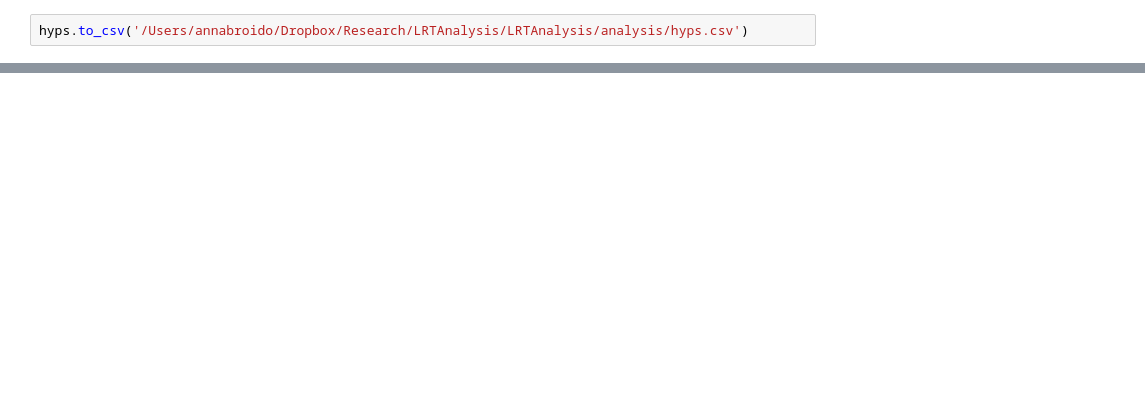
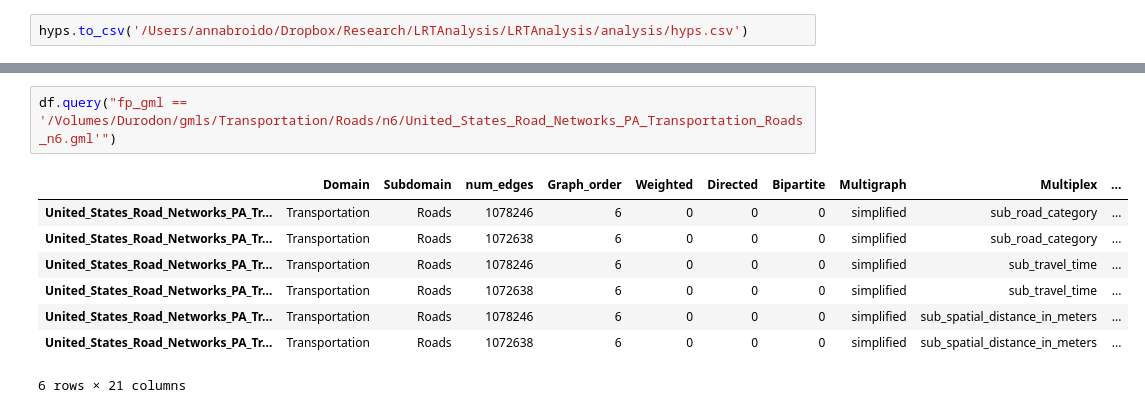
Before and after one commit to adbroido/SFAnalysis, a Jupyter notebook: local/plots-pipeline.ipynb, the cells around one changed output, grey strips where cells are left out. Drawn from its saved outputs; the diff is of its cells as text; blank space fills up the shorter version.

```diff
--- a/local/plots-pipeline.ipynb
+++ b/local/plots-pipeline.ipynb
@@ -158,3 +184,14 @@ len(hyps.query("Domain=='Biological'"))
+# %%
+df.query("fp_gml == '/Volumes/Durodon/gmls/Transportation/Roads/n6/United_States_Road_Networks_PA_Transportation_Roads_n6.gml'")
+# %% [output]
+|  | Domain | Subdomain | num_edges | Graph_order | Weighted | Directed | Bipartite | Multigraph | Multiplex | ... |
+| United_States_Road_Networks_PA_Tr... | Transportation | Roads | 1078246 | 6 | 0 | 0 | 0 | simplified | sub_road_category | ... |
+| United_States_Road_Networks_PA_Tr... | Transportation | Roads | 1072638 | 6 | 0 | 0 | 0 | simplified | sub_road_category | ... |
+| United_States_Road_Networks_PA_Tr... | Transportation | Roads | 1078246 | 6 | 0 | 0 | 0 | simplified | sub_travel_time | ... |
+| United_States_Road_Networks_PA_Tr... | Transportation | Roads | 1072638 | 6 | 0 | 0 | 0 | simplified | sub_travel_time | ... |
+| United_States_Road_Networks_PA_Tr... | Transportation | Roads | 1078246 | 6 | 0 | 0 | 0 | simplified | sub_spatial_distance_in_meters | ... |
+| United_States_Road_Networks_PA_Tr... | Transportation | Roads | 1072638 | 6 | 0 | 0 | 0 | simplified | sub_spatial_distance_in_meters | ... |
+6 rows × 21 columns
 # %%
 subhyps = hyps.query("Domain=='Social'")
 n = float(len(subhyps))
```
Also changed, not shown: parts of 12 cells of this notebook, 5 other files.
